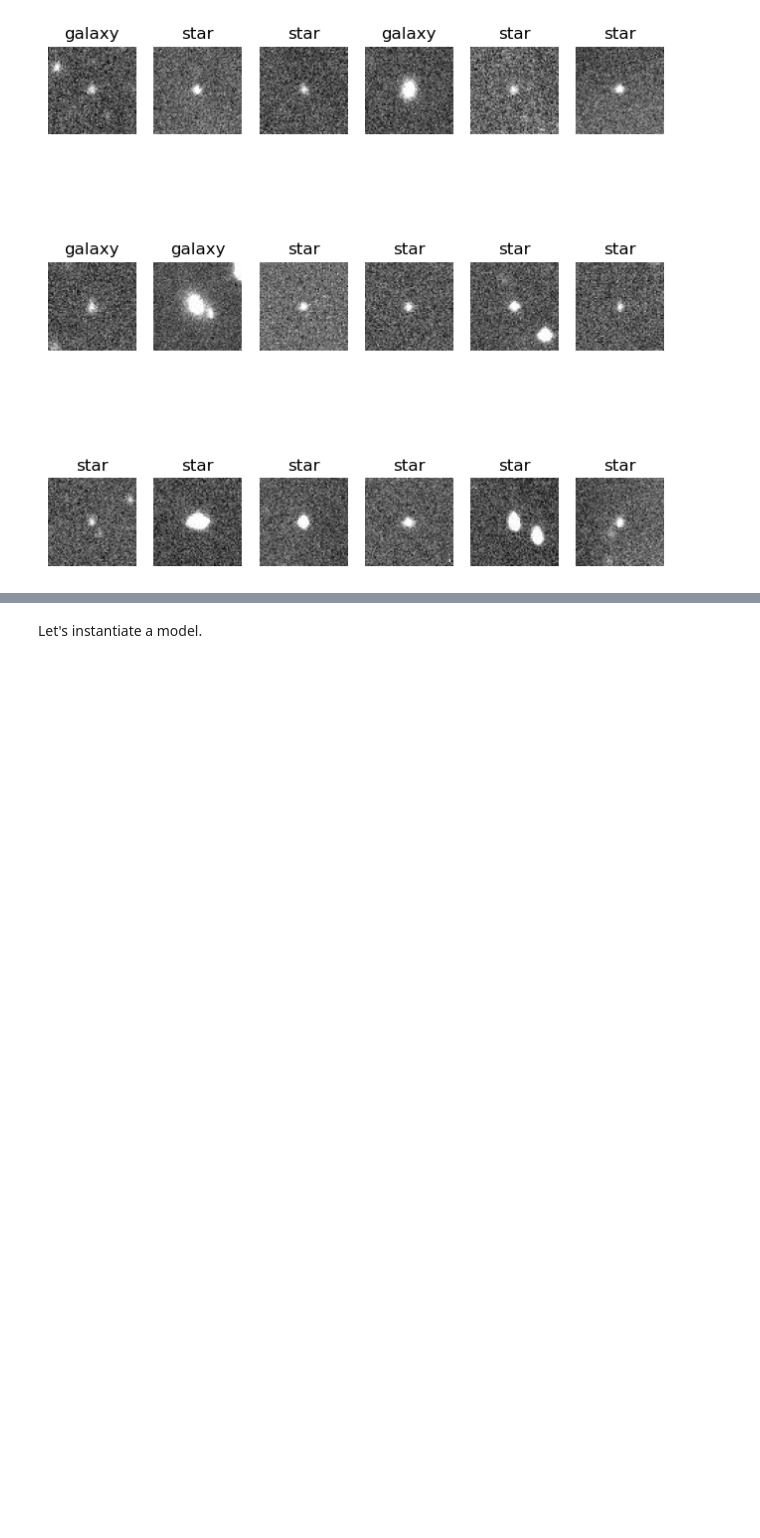
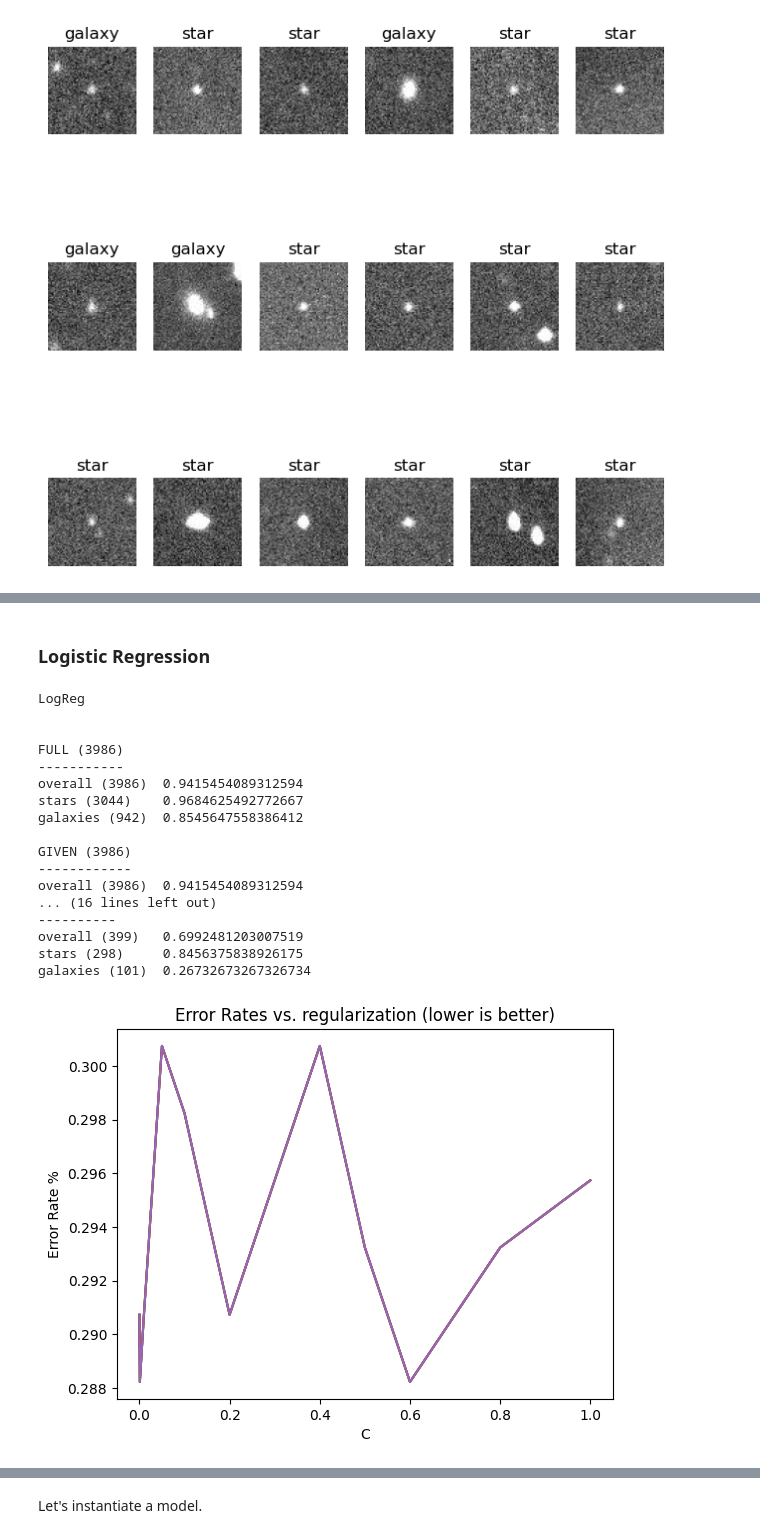
Before and after one commit to pavalos6401/ml-term-project, a Jupyter notebook: notebook.ipynb, the cells around one changed output, grey strips where cells are left out. Drawn from its saved outputs; the diff is of its cells as text; code cells hidden in the pictures; blank space fills up the shorter version.

```diff
--- a/notebook.ipynb
+++ b/notebook.ipynb
@@ -86,0 +282,25 @@ plot_images(
+# %% [markdown]
+### Logistic Regression
+# %%
+print("LogReg\n")
+model = LogisticRegression(random_state=0, C=0.05)
+train_test_model_logreg(model, dataset.data, dataset.target)
+# %% [output]
+LogReg
+
+
+FULL (3986)
+-----------
+overall (3986)  0.9415454089312594
+stars (3044)    0.9684625492772667
+galaxies (942)  0.8545647558386412
+
+GIVEN (3986)
+------------
+overall (3986)  0.9415454089312594
+... (16 lines left out)
+----------
+overall (399)   0.6992481203007519
+stars (298)     0.8456375838926175
+galaxies (101)  0.26732673267326734
+[figure, added]
```
Also changed, not shown: parts of 17 cells of this notebook.
